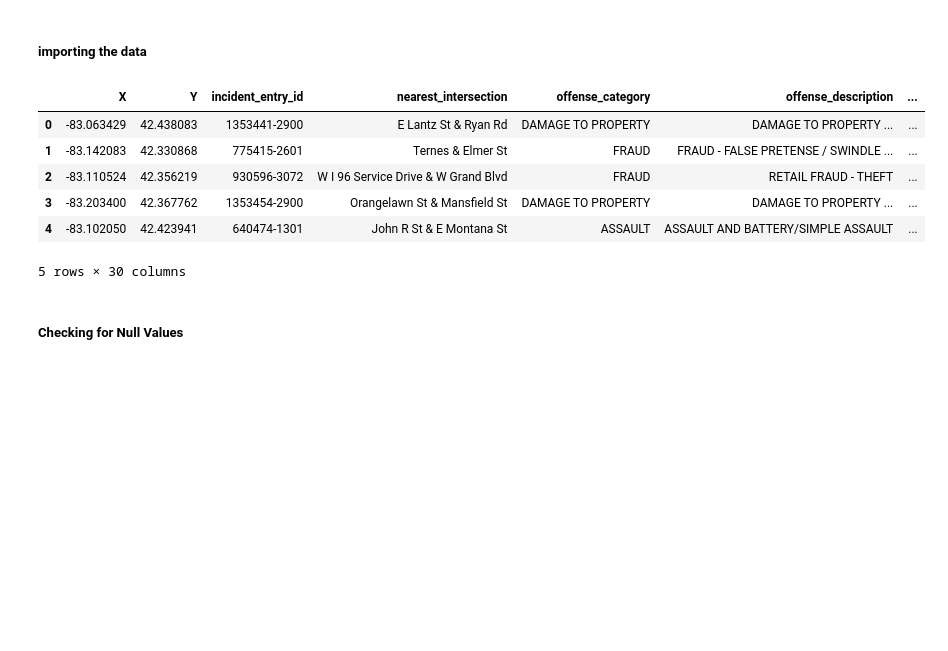
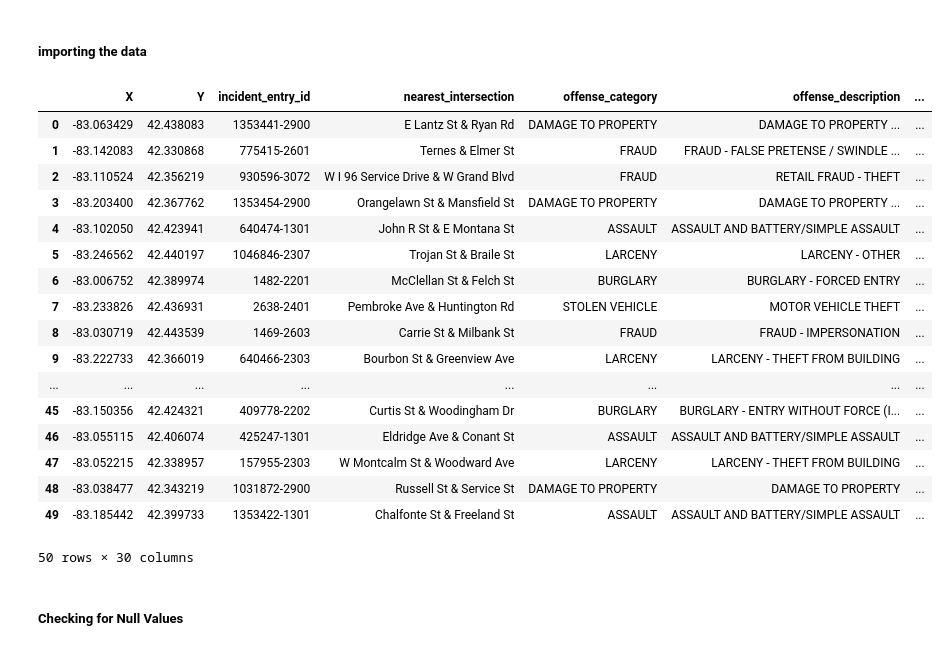
Before and after one commit to spacedust10/detroit-crime-analysis, a Jupyter notebook: analysis.ipynb, the cells around one changed output. Cells and saved outputs as stored; diff of their text form; code cells hidden in the pictures; blank space fills up the shorter version.

```diff
--- a/analysis.ipynb
+++ b/analysis.ipynb
@@ -17,18 +17,29 @@
 # %%
 import pandas as pd
 import warnings
 warnings.filterwarnings('ignore')
 
 crime_incidents = pd.read_csv('data/rms_crime_incidents.csv')
-crime_incidents.head()
+crime_incidents.head(50)
 # %% [output]
 |  | X | Y | incident_entry_id | nearest_intersection | offense_category | offense_description | ... |
 | 0 | -83.063429 | 42.438083 | 1353441-2900 | E Lantz St & Ryan Rd | DAMAGE TO PROPERTY | DAMAGE TO PROPERTY ... | ... |
 | 1 | -83.142083 | 42.330868 | 775415-2601 | Ternes & Elmer St | FRAUD | FRAUD - FALSE PRETENSE / SWINDLE ... | ... |
 | 2 | -83.110524 | 42.356219 | 930596-3072 | W I 96 Service Drive & W Grand Blvd | FRAUD | RETAIL FRAUD - THEFT | ... |
 | 3 | -83.203400 | 42.367762 | 1353454-2900 | Orangelawn St & Mansfield St | DAMAGE TO PROPERTY | DAMAGE TO PROPERTY ... | ... |
 | 4 | -83.102050 | 42.423941 | 640474-1301 | John R St & E Montana St | ASSAULT | ASSAULT AND BATTERY/SIMPLE ASSAULT | ... |
+| 5 | -83.246562 | 42.440197 | 1046846-2307 | Trojan St & Braile St | LARCENY | LARCENY - OTHER | ... |
+| 6 | -83.006752 | 42.389974 | 1482-2201 | McClellan St & Felch St | BURGLARY | BURGLARY - FORCED ENTRY | ... |
+| 7 | -83.233826 | 42.436931 | 2638-2401 | Pembroke Ave & Huntington Rd | STOLEN VEHICLE | MOTOR VEHICLE THEFT | ... |
+| 8 | -83.030719 | 42.443539 | 1469-2603 | Carrie St & Milbank St | FRAUD | FRAUD - IMPERSONATION | ... |
+| 9 | -83.222733 | 42.366019 | 640466-2303 | Bourbon St & Greenview Ave | LARCENY | LARCENY - THEFT FROM BUILDING | ... |
+| ... | ... | ... | ... | ... | ... | ... | ... |
+| 45 | -83.150356 | 42.424321 | 409778-2202 | Curtis St & Woodingham Dr | BURGLARY | BURGLARY - ENTRY WITHOUT FORCE (I... | ... |
+| 46 | -83.055115 | 42.406074 | 425247-1301 | Eldridge Ave & Conant St | ASSAULT | ASSAULT AND BATTERY/SIMPLE ASSAULT | ... |
+| 47 | -83.052215 | 42.338957 | 157955-2303 | W Montcalm St & Woodward Ave | LARCENY | LARCENY - THEFT FROM BUILDING | ... |
+| 48 | -83.038477 | 42.343219 | 1031872-2900 | Russell St & Service St | DAMAGE TO PROPERTY | DAMAGE TO PROPERTY | ... |
+| 49 | -83.185442 | 42.399733 | 1353422-1301 | Chalfonte St & Freeland St | ASSAULT | ASSAULT AND BATTERY/SIMPLE ASSAULT | ... |
-5 rows × 30 columns
+50 rows × 30 columns
 # %% [markdown]
 ##### Checking for Null Values
 # %%
```
Also changed, not shown: parts of 16 cells of this notebook.
